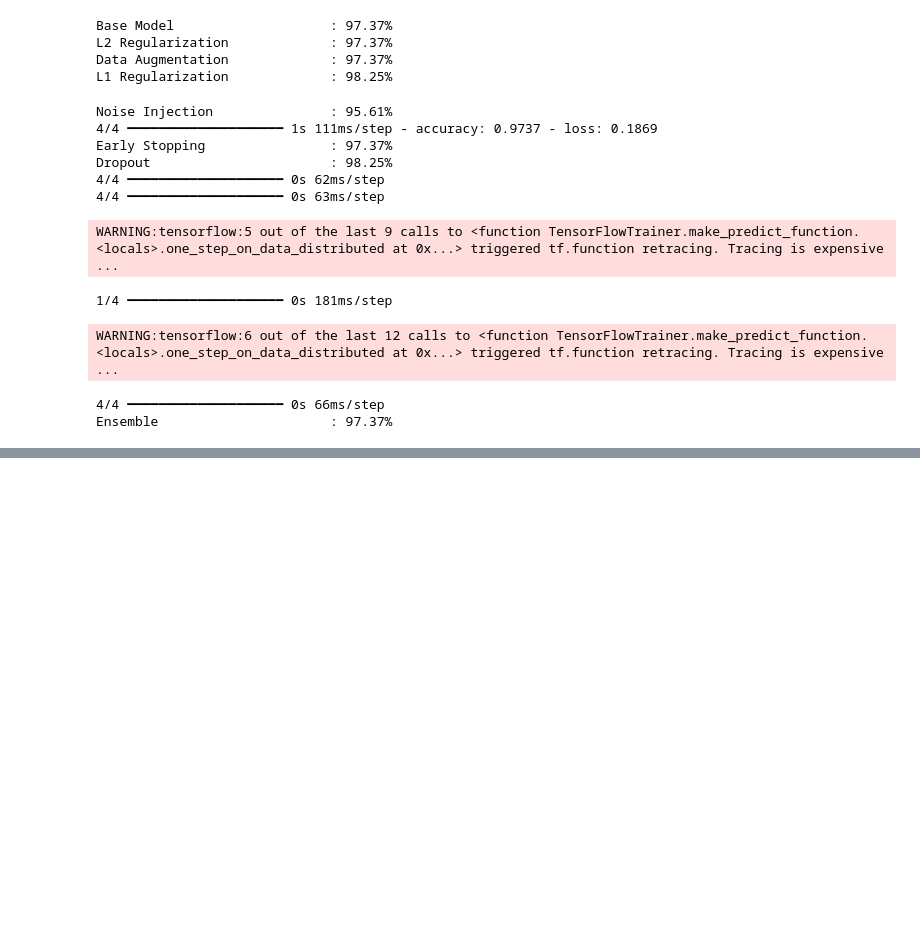
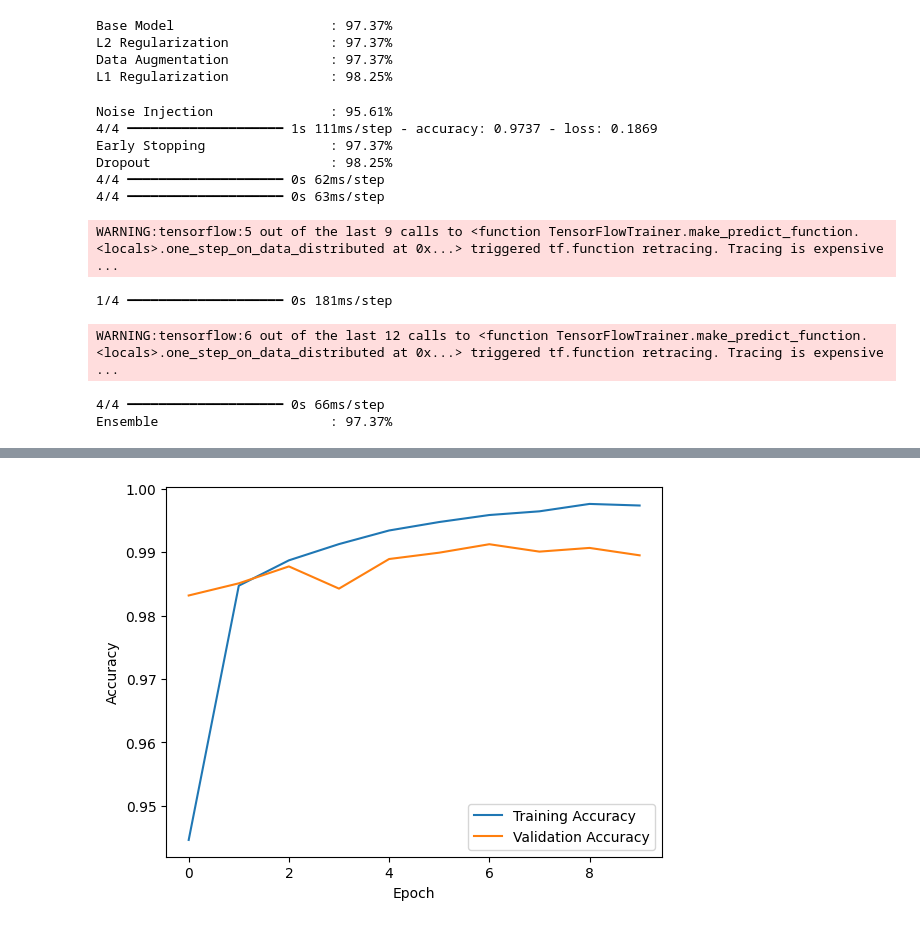
Before and after one commit to srujannayak45/DL-LAB-ASSIGNMENT, a Jupyter notebook: DLLAB-4,5,6.ipynb, the cells around one changed output, grey strips where cells are left out. Drawn from its saved outputs; the diff is of its cells as text; code cells hidden in the pictures; blank space fills up the shorter version.

Commit message:
WEEK-6 applied and worked CNN on my dataset

```diff
--- a/DLLAB-4,5,6.ipynb
+++ b/DLLAB-4,5,6.ipynb
@@ -1187,0 +1190,98 @@ Ensemble                      : 97.37%
+# %%
+import tensorflow as tf
+from tensorflow.keras.datasets import mnist
+from tensorflow.keras.models import Sequential
+from tensorflow.keras.layers import Conv2D, MaxPooling2D, Flatten, Dense
+from tensorflow.keras.utils import to_categorical
+import matplotlib.pyplot as plt
+
+# -----------------------------
+# 1. Load Dataset
+# -----------------------------
+
+(X_train, y_train), (X_test, y_test) = mnist.load_data()
+
+# -----------------------------
+# 2. Preprocessing
+# -----------------------------
+
+# Normalize pixel values
+X_train = X_train / 255.0
+X_test = X_test / 255.0
+
+# Add channel dimension (needed for CNN)
+X_train = X_train.reshape(60000,28,28,1)
+X_test = X_test.reshape(10000,28,28,1)
+
+# One hot encode labels
+y_train = to_categorical(y_train,10)
+y_test = to_categorical(y_test,10)
+
+# -----------------------------
+# 3. Build CNN Model
+# -----------------------------
+
+model = Sequential()
+
+# First Convolution Layer
+model.add(Conv2D(32, (3,3), activation='relu', input_shape=(28,28,1)))
+
+# First Pooling Layer
+model.add(MaxPooling2D((2,2)))
+
+# Second Convolution Layer
+model.add(Conv2D(64, (3,3), activation='relu'))
+
+# Second Pooling Layer
+model.add(MaxPooling2D((2,2)))
+
+# Flatten layer
+model.add(Flatten())
+
+# Fully connected layer
+model.add(Dense(128, activation='relu'))
+
+# Output layer
+model.add(Dense(10, activation='softmax'))
+
+# -----------------------------
+# 4. Compile Model
+# -----------------------------
+
+model.compile(
+    optimizer='adam',
+    loss='categorical_crossentropy',
+    metrics=['accuracy']
+)
+
+# -----------------------------
+# 5. Train Model
+# -----------------------------
+
+history = model.fit(
+    X_train,
+    y_train,
+    epochs=10,
+    batch_size=64,
+    validation_split=0.2
+)
+
+# -----------------------------
+# 6. Evaluate Model
+# -----------------------------
+
+test_loss, test_acc = model.evaluate(X_test, y_test)
+
+print("Test Accuracy:", test_acc)
+
+# -----------------------------
+# 7. Plot Training Curves
+# -----------------------------
+
+plt.plot(history.history['accuracy'], label="Training Accuracy")
+plt.plot(history.history['val_accuracy'], label="Validation Accuracy")
+plt.xlabel("Epoch")
+plt.ylabel("Accuracy")
+plt.legend()
+plt.show()
+# %% [output]
@@ -1187,0 +1305 @@ Ensemble                      : 97.37%
+[figure, added]
```
Also changed, not shown: parts of 4 cells of this notebook, 2 other files.
